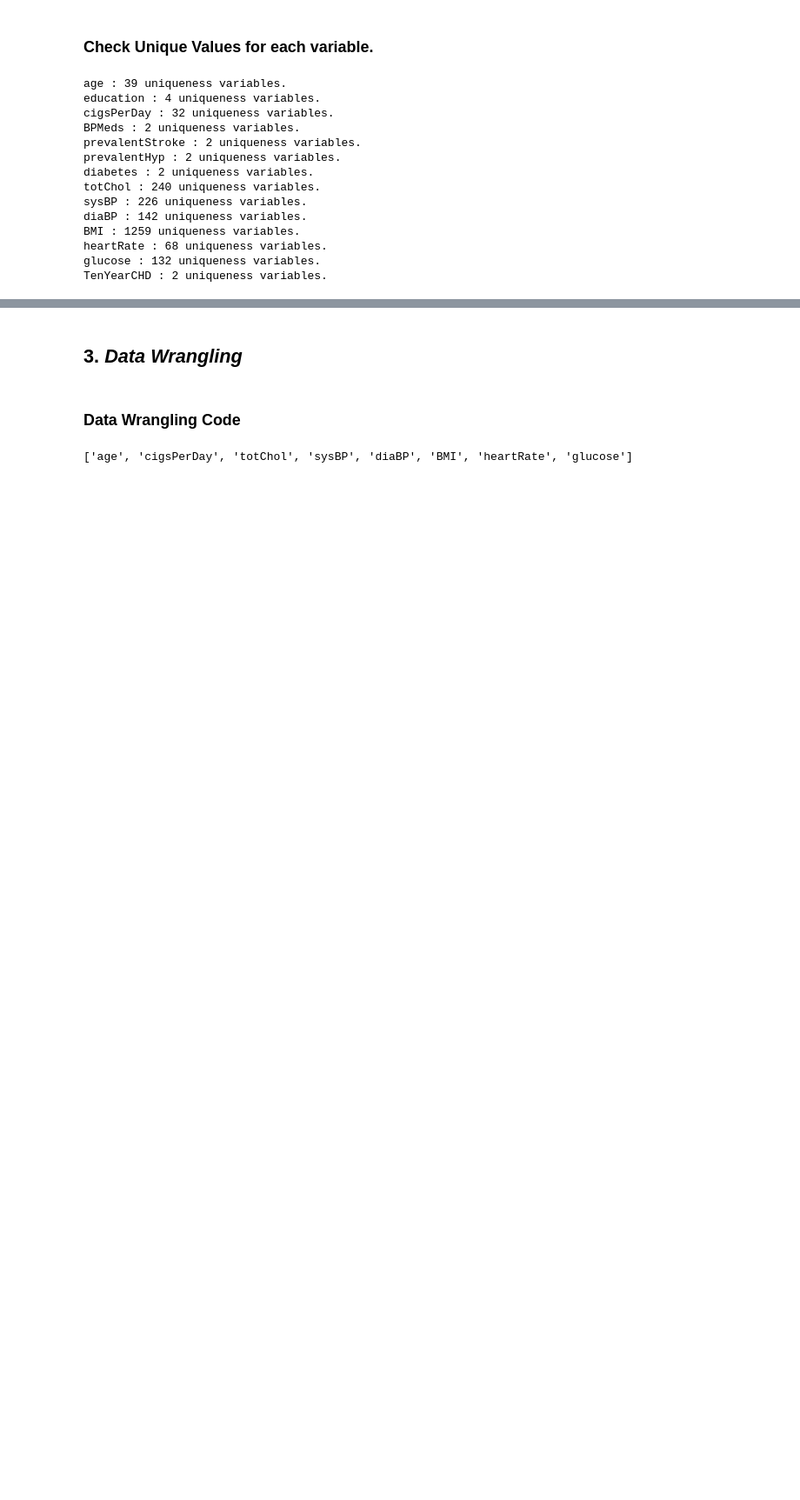
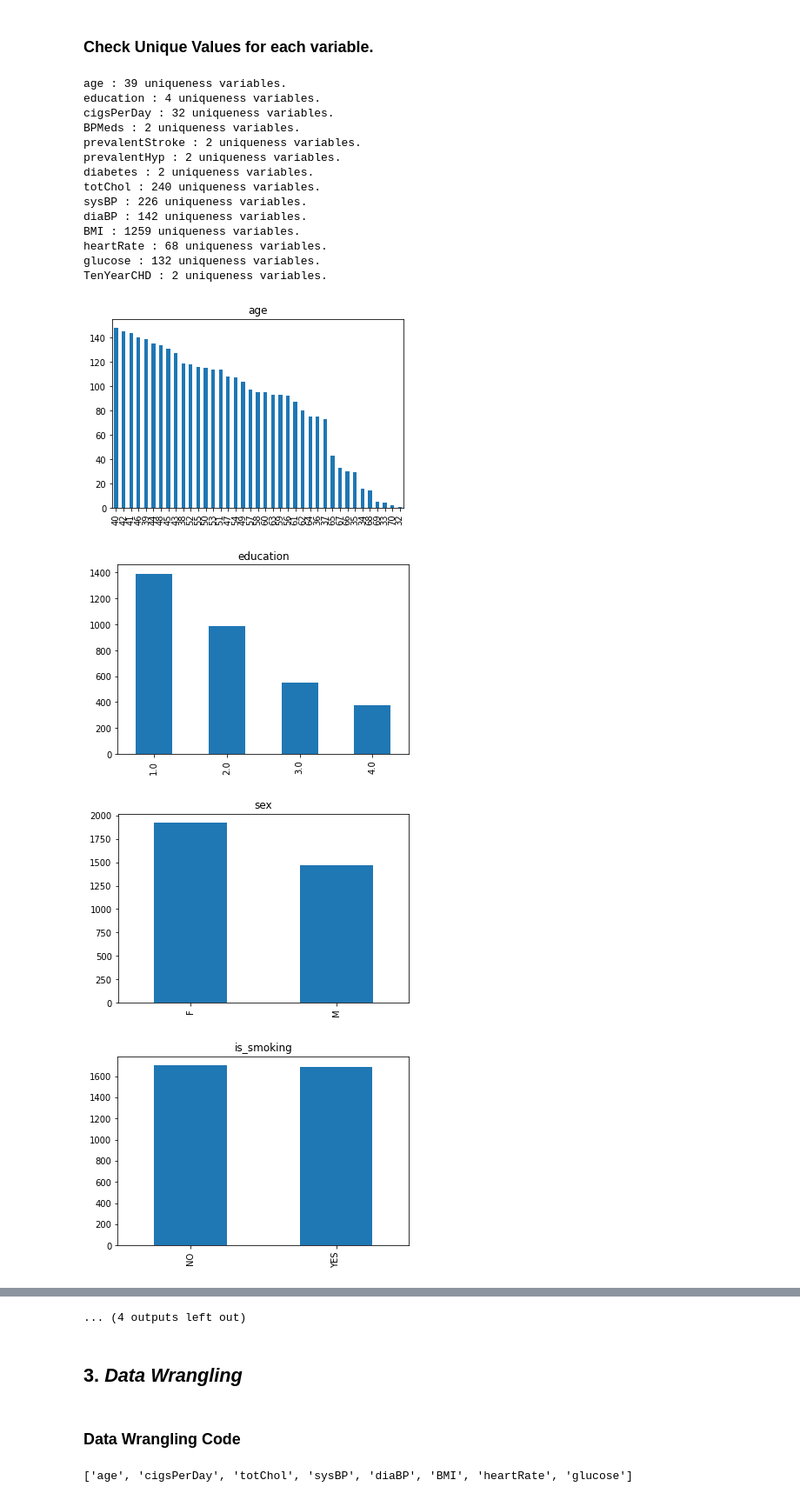
Before and after one commit to ritik1804k/Supervised-ML---Classification-Capstone-Project, a Jupyter notebook: Supervised_ML_Classification_Capstone_Project_.ipynb, the cells around one changed output, grey strips where cells are left out. Shown at 87% size. Drawn from its saved outputs; the diff is of its cells as text; code cells hidden in the pictures; blank space fills up the shorter version.

```diff
--- a/Supervised_ML_Classification_Capstone_Project_.ipynb
+++ b/Supervised_ML_Classification_Capstone_Project_.ipynb
@@ -301,3 +295,19 @@ BMI : 1259 uniqueness variables.
 heartRate : 68 uniqueness variables.
 glucose : 132 uniqueness variables.
 TenYearCHD : 2 uniqueness variables.
+# %%
+# Loop through each column in the dataset
+for col in df.columns:
+    # Count the unique values in the column
+    value_counts = df[col].value_counts()
+    # Create a bar chart for the unique values
+    value_counts.plot(kind='bar')
+    # Set the title of the chart to the column name
+    plt.title(col)
+    # Show the chart
+    plt.show()
+# %% [output]
+[figure, added]
+[figure, added]
+[figure, added]
+[figure, added]
@@ -304,3 +322,4 @@ TenYearCHD : 2 uniqueness variables.
+... (4 outputs left out)
 # %% [markdown]
 ## 3. ***Data Wrangling***
 # %% [markdown]
```
Also changed, not shown: parts of 70 cells of this notebook.
